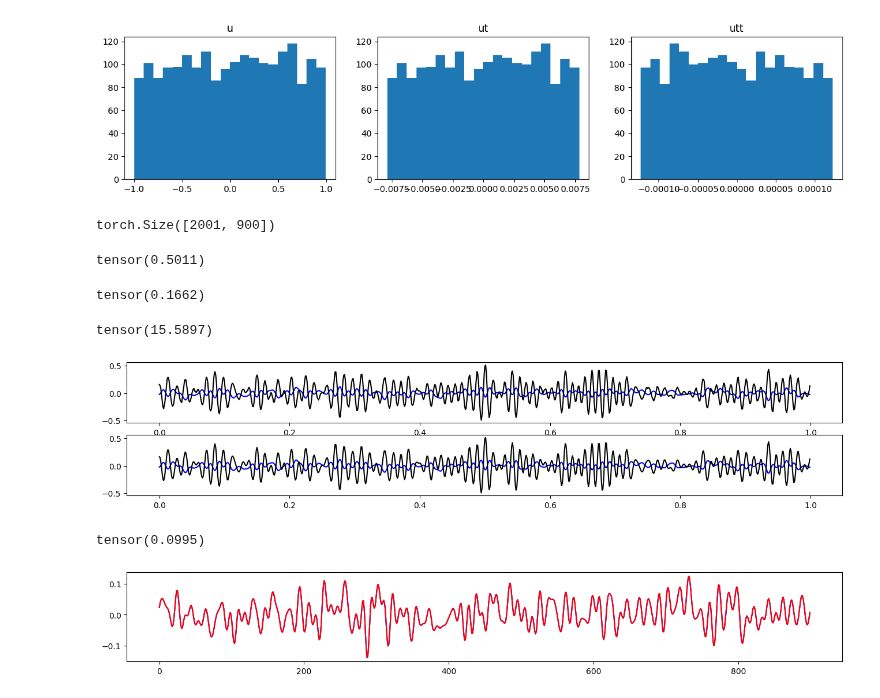
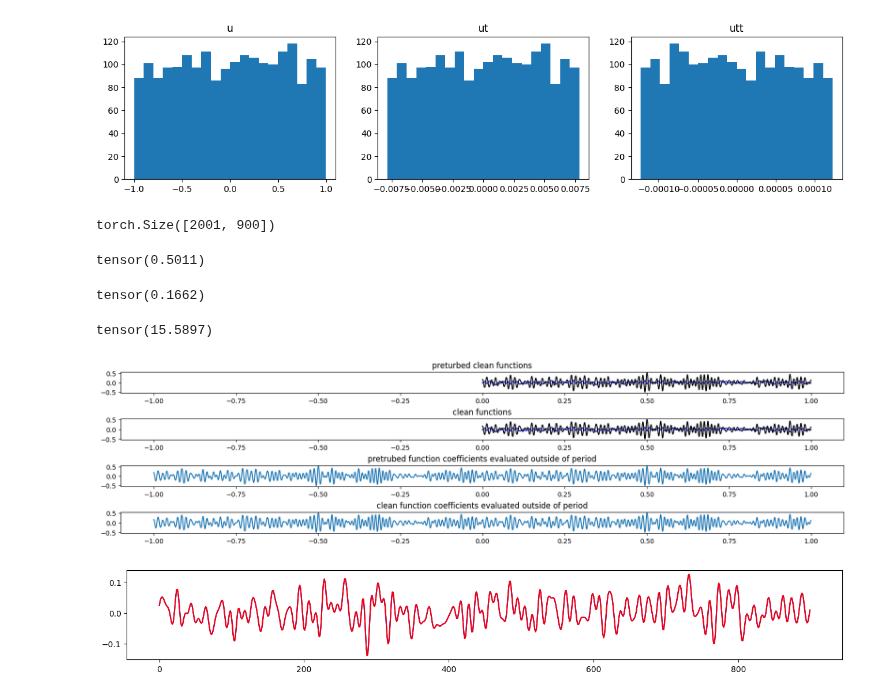
Before and after one commit to nidduzzi/SpectralSVR, a Jupyter notebook: notebooks/spectralsvr_inv.ipynb, the cells around one changed output. Cells and saved outputs as stored; diff of their text form; code cells hidden in the pictures.

```diff
--- a/notebooks/spectralsvr_inv.ipynb
+++ b/notebooks/spectralsvr_inv.ipynb
@@ -55,9 +55,10 @@ visualize_dist_coeff(2)
 # %% [output]
 [figure]
 # %%
+period = 1.0
+periods = [period] * len(modes)
 sample_freq = 900.0
-sample_step = 1.0 / sample_freq
-periods = [1.0] * len(modes)
+sample_step = period / sample_freq
 t = torch.arange(0, 1, sample_step)
 tmp = [t for i in range(len(modes))]
 tt = torch.meshgrid(tmp, indexing="ij")
@@ -68,46 +69,56 @@ utt_basis = FourierBasis(utt_coeff_clean, periods)
 u_clean = u_basis.evaluate(points_tt).real
 ut_clean = ut_basis.evaluate(points_tt).real
 utt_clean = utt_basis.evaluate(points_tt).real
 u = u_clean + torch.randn_like(u_clean) * 0.05* u_clean.std()
 ut = ut_clean + torch.randn_like(ut_clean) * 0.05 * ut_clean.std()
 utt = utt_clean + torch.randn_like(utt_clean) * 0.05 * utt_clean.std()
 u_coeff = reduce_coeff(FourierBasis.transform(u), modes)
 ut_coeff = reduce_coeff(FourierBasis.transform(ut), modes)
 utt_coeff = reduce_coeff(FourierBasis.transform(utt), modes)
 u_shape = u.shape
 
 
 def signal_stats():
     # u_real, u_clean_real = to_real_coeff(u), to_real_coeff(u_clean)
     u_real, u_clean_real = to_real_coeff(u_coeff), to_real_coeff(u_coeff_clean)
     r2 = r2_score(u_real, u_clean_real)
     MSE = mean_squared_error(u_real, u_clean_real)
     display(u_shape)
     display(r2)
     display(MSE)
     display(20 * u_clean_real.max().log10() - 10 * MSE.pow(2).log10())
 
 
 signal_stats()
 
-plt.figure(figsize=(16, 3))
-plt.subplot(211)
-plt.plot(t, u[2].real, color="b")
-plt.plot(t, utt[2].real, color="k")
-plt.subplot(212)
-plt.plot(t, u_clean[2].real, color="b")
-plt.plot(t, utt_clean[2].real, color="k")
-plt.show()
+def tmp_plot():
+    points = torch.arange(-1,1, sample_step)
+    utt_eval = FourierBasis(utt_coeff[2, None], periods=periods).evaluate(points.view((-1,1)))
+    utt_clean_eval = FourierBasis(utt_coeff_clean[2, None], periods=periods).evaluate(points.view((-1,1)))
+    plt.figure(figsize=(16,4), constrained_layout=True)
+    ax1 = plt.subplot(411)
+    plt.plot(t, u[2].real, color="b")
+    plt.plot(t, utt[2].real, color="k")
+    plt.title("preturbed clean functions")
+    plt.subplot(412, sharex=ax1)
+    plt.plot(t, u_clean[2].real, color="b")
+    plt.plot(t, utt_clean[2].real, color="k")
+    plt.title("clean functions")
+    plt.subplot(413, sharex=ax1)
+    plt.plot(points, utt_eval[0].real)
+    plt.title("pretrubed function coefficients evaluated outside of period")
+    plt.subplot(414, sharex=ax1)
+    plt.plot(points, utt_clean_eval[0].real)
+    plt.title("clean function coefficients evaluated outside of period")
+    plt.show()
+
+tmp_plot()
 # %% [output]
 torch.Size([2001, 900])
 tensor(0.5011)
 tensor(0.1662)
 tensor(15.5897)
-[figure, old version]
+[figure, new version]
-# %%
-torch.randn((1000)).mul(0.1).std()
-# %% [output]
-tensor(0.0995)
 # %%
 
 u_coeff_zeroed = zero_coeff(FourierBasis.transform(u), modes)
```
Also changed, not shown: parts of 7 cells of this notebook, 3 other files.
